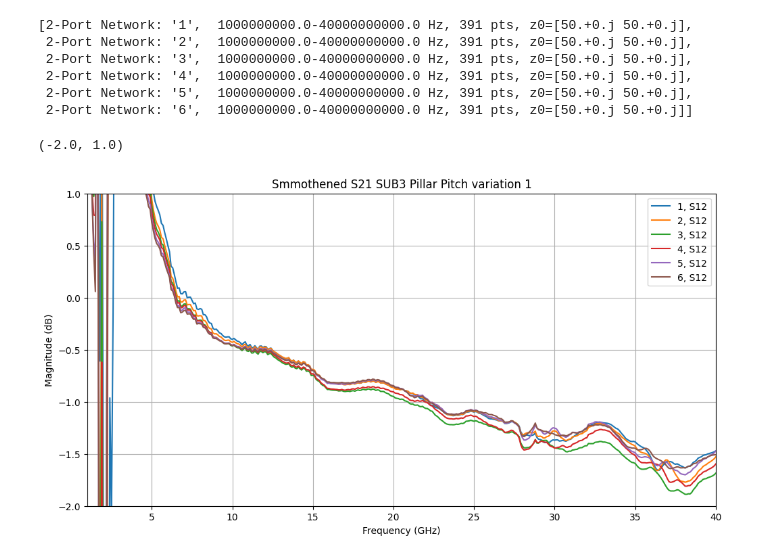
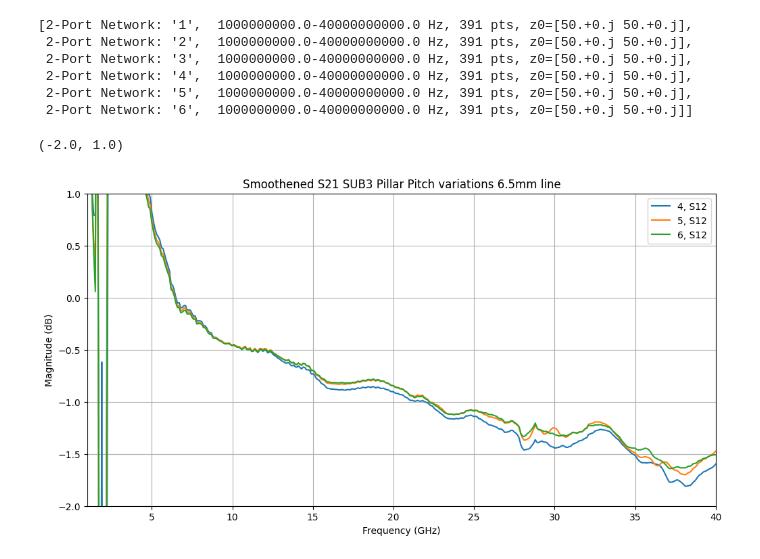
Before and after one commit to hrithik254/HFSS-layouts, a Jupyter notebook: Samples/FCB02/PRL_meas_Hrithik_13_may_FCB/code_sub3.ipynb, the cells around one changed output. Cells and saved outputs as stored; diff of their text form; code cells hidden in the pictures.

```diff
--- a/Samples/FCB02/PRL_meas_Hrithik_13_may_FCB/code_sub3.ipynb
+++ b/Samples/FCB02/PRL_meas_Hrithik_13_may_FCB/code_sub3.ipynb
@@ -96,14 +96,14 @@ sub3_smoothened
  2-Port Network: '6',  1000000000.0-40000000000.0 Hz, 391 pts, z0=[50.+0.j 50.+0.j]]
 # %%
 plt.figure(figsize=(12,6))
-plt.title("Smmothened S21 SUB3 Pillar Pitch variation 1")
+plt.title("Smoothened S21 SUB3 Pillar Pitch variations 6.5mm line")
 plt.grid()
-for ntwk in sub3_smoothened:
+for ntwk in sub3_smoothened[3:]:
     ntwk.frequency.unit = 'GHz'
     ntwk.plot_s_db(m=0,n=1)
 plt.ylim(-2, 1)
 # %% [output]
 (-2.0, 1.0)
-[figure, old version]
+[figure, new version]
 # %%
 plt.figure(figsize=(12,6))
```
Also changed, not shown: parts of 1 cell of this notebook.
